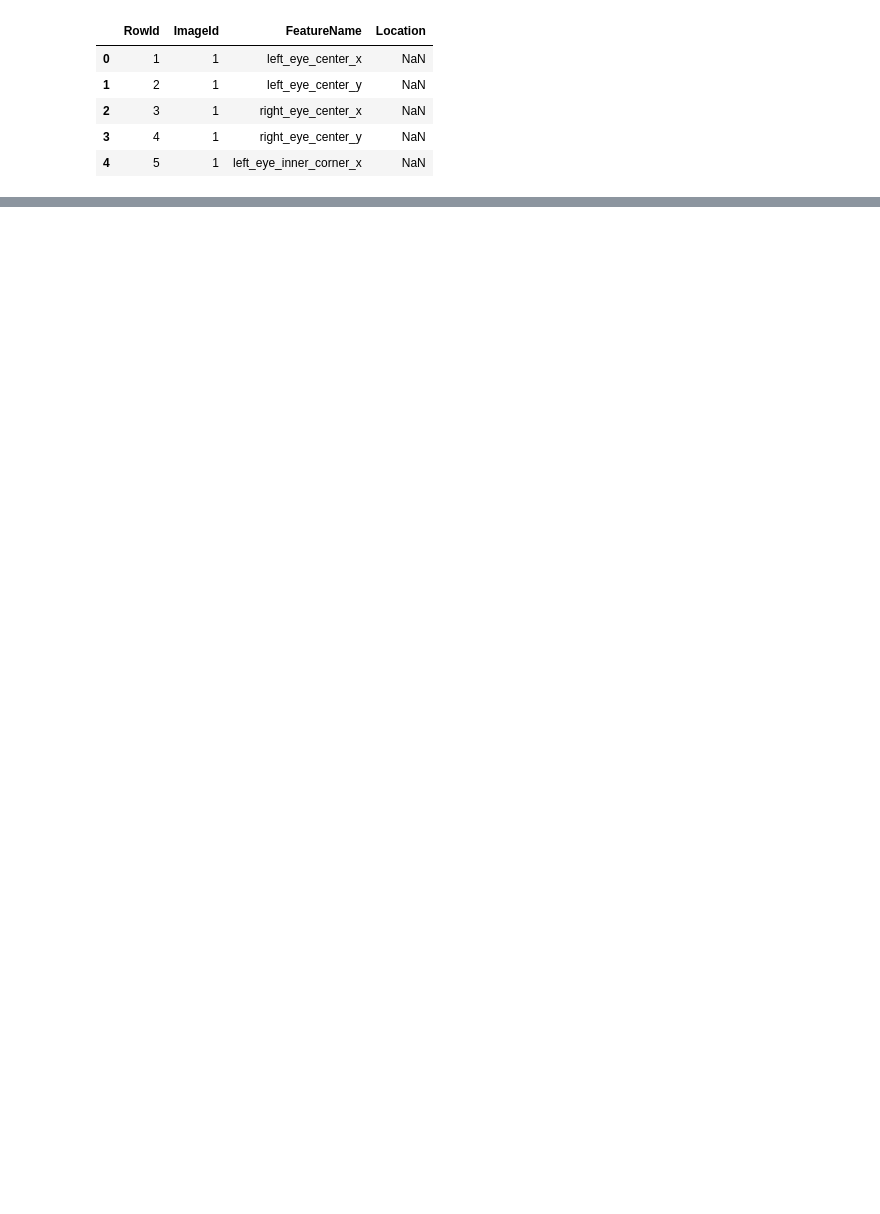
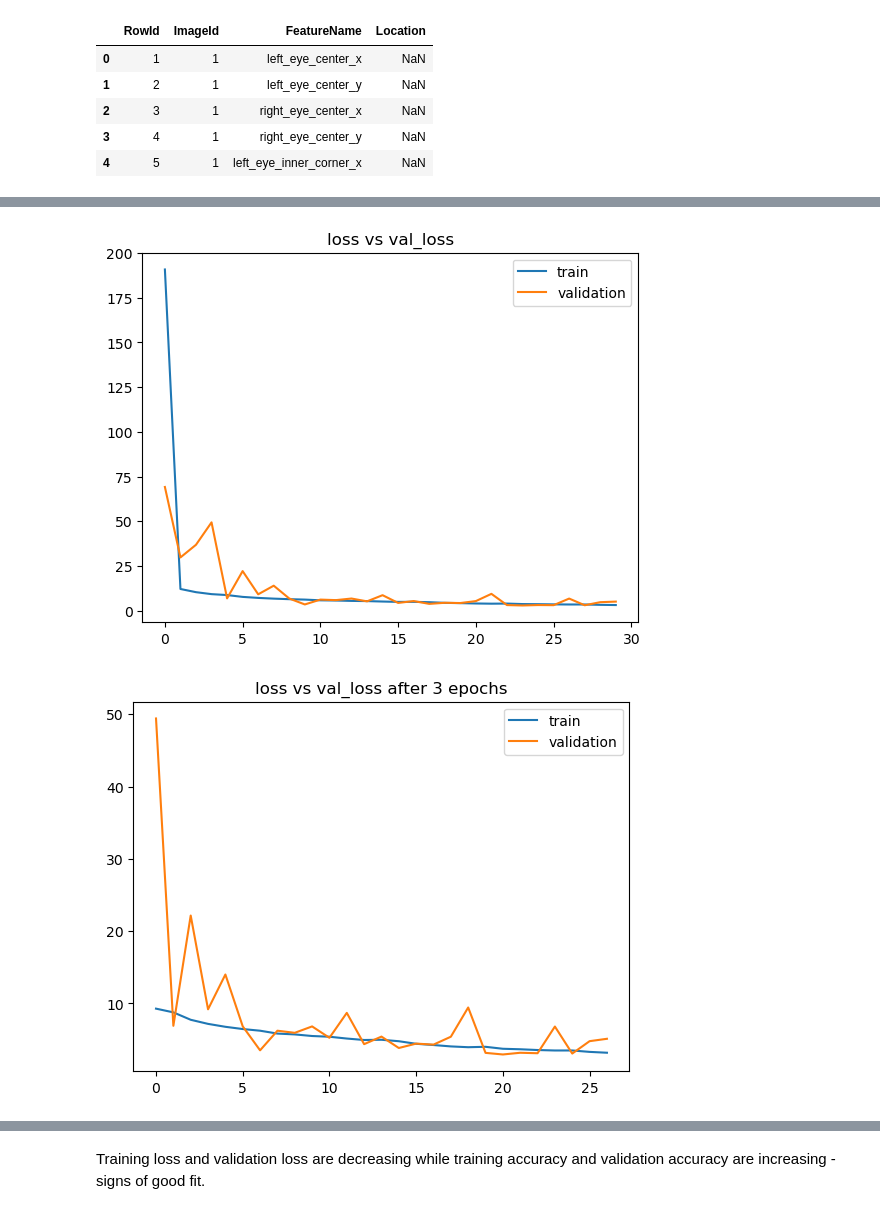
Before and after one commit to fanwu98/Facial_Keypoints_Detection, a Jupyter notebook: facial-keypoints-detection.ipynb, the cells around one changed output, grey strips where cells are left out. Drawn from its saved outputs; the diff is of its cells as text; code cells hidden in the pictures; blank space fills up the shorter version.

```diff
--- a/facial-keypoints-detection.ipynb
+++ b/facial-keypoints-detection.ipynb
@@ -55,0 +146,10 @@ train.head()
+# %%
+# to get labels for training, we need to extract the keypoints
+
+def keypoints(data):
+    keypoint = data.drop('Image',axis = 1)
+    keypoint_features = []
+    for index, keypoints in keypoint.iterrows():
+        keypoint_features.append(keypoints)
+    keypoint_features = np.array(keypoint_features, dtype = 'float')
+    return keypoint_features
@@ -55,0 +223,7 @@ train.head()
+# %%
+from keras.optimizers import Adam
+from keras.losses import mean_squared_error
+
+model.compile(optimizer = Adam(learning_rate = 0.001),
+                        loss = mean_squared_error,
+                        metrics = ['accuracy'])
@@ -55,0 +232,5 @@ train.head()
+# %%
+history = model.fit(x_train, y_train,
+          epochs = 30,
+          batch_size = 64,
+          validation_split = 0.2)
@@ -55,0 +255,21 @@ train.head()
+# %%
+plt.plot(history.history['loss'])
+plt.plot(history.history['val_loss'])
+plt.title('loss vs val_loss')
+plt.legend(['train', 'validation'])
+plt.show()
+
+plt.plot(history.history['loss'][3:])
+plt.plot(history.history['val_loss'][3:])
+plt.title('loss vs val_loss after 3 epochs')
+plt.legend(['train', 'validation'])
+plt.show()
+
+plt.plot(history.history['accuracy'])
+plt.plot(history.history['val_accuracy'])
+plt.title('accuracy vs val_accuracy')
+plt.legend(['train', 'validation'])
+plt.show()
+# %% [output]
+[figure, added]
+[figure, added]
@@ -55,0 +277,2 @@ train.head()
+# %% [markdown]
+Training loss and validation loss are decreasing while training accuracy and validation accuracy are increasing - signs of good fit.
```
Also changed, not shown: parts of 22 cells of this notebook.
